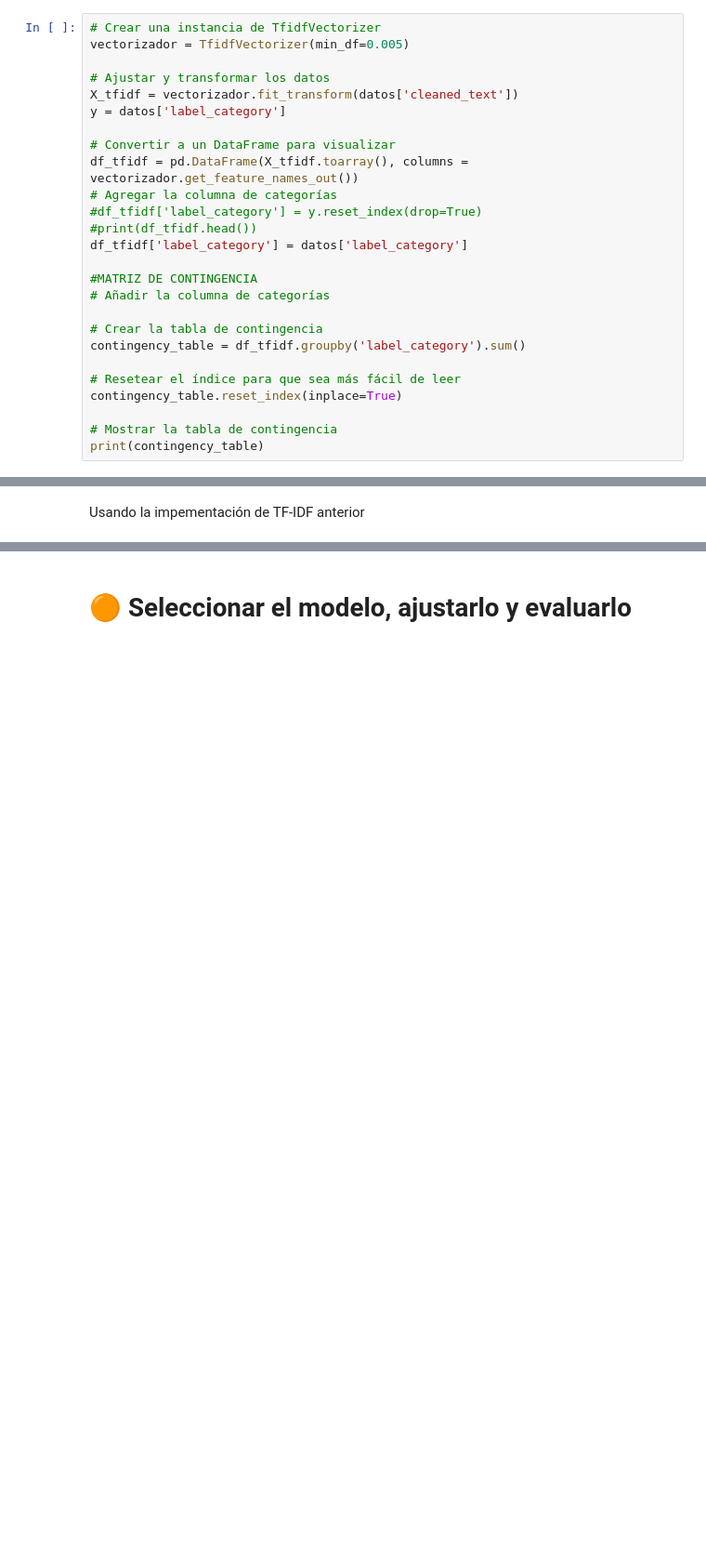
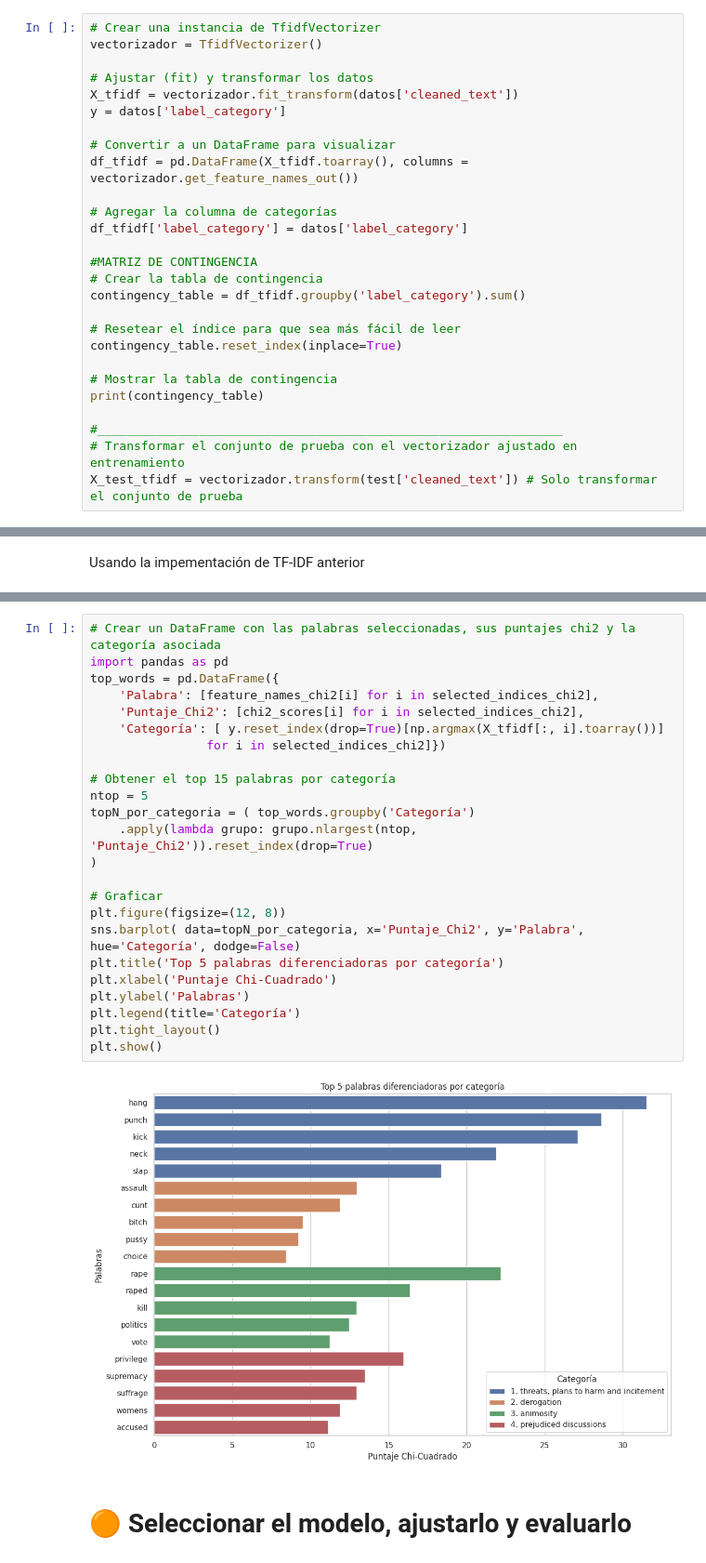
Before and after one commit to nioclandramer/IA_ComSexista, a Jupyter notebook: IA_comentSexistas.ipynb, the cells around one changed output, grey strips where cells are left out. Shown at 93% size. Drawn from its saved outputs; the diff is of its cells as text; blank space fills up the shorter version.

```diff
--- a/IA_comentSexistas.ipynb
+++ b/IA_comentSexistas.ipynb
@@ -585,22 +641,19 @@ print(contingency_table)
 ### TF-IDF:
 # %%
 # Crear una instancia de TfidfVectorizer
-vectorizador = TfidfVectorizer(min_df=0.005)
+vectorizador = TfidfVectorizer()
 
-# Ajustar y transformar los datos
+# Ajustar (fit) y transformar los datos
 X_tfidf = vectorizador.fit_transform(datos['cleaned_text'])
 y = datos['label_category']
 
 # Convertir a un DataFrame para visualizar
 df_tfidf = pd.DataFrame(X_tfidf.toarray(), columns = vectorizador.get_feature_names_out())
+
 # Agregar la columna de categorías
-#df_tfidf['label_category'] = y.reset_index(drop=True)
-#print(df_tfidf.head())
 df_tfidf['label_category'] = datos['label_category']
 
 #MATRIZ DE CONTINGENCIA
-# Añadir la columna de categorías
-
 # Crear la tabla de contingencia
 contingency_table = df_tfidf.groupby('label_category').sum()
 
@@ -609,4 +662,8 @@ contingency_table.reset_index(inplace=True)
 
 # Mostrar la tabla de contingencia
 print(contingency_table)
+
+#________________________________________________________________
+# Transformar el conjunto de prueba con el vectorizador ajustado en entrenamiento
+X_test_tfidf = vectorizador.transform(test['cleaned_text']) # Solo transformar el conjunto de prueba
 # %% [output]
@@ -764,2 +725,28 @@ Categoría: 1. threats, plans to harm and incitement
+# %%
+# Crear un DataFrame con las palabras seleccionadas, sus puntajes chi2 y la categoría asociada
+import pandas as pd
+top_words = pd.DataFrame({
+    'Palabra': [feature_names_chi2[i] for i in selected_indices_chi2],
+    'Puntaje_Chi2': [chi2_scores[i] for i in selected_indices_chi2],
+    'Categoría': [ y.reset_index(drop=True)[np.argmax(X_tfidf[:, i].toarray())]
+                for i in selected_indices_chi2]})
+
+# Obtener el top 15 palabras por categoría
+ntop = 5
+topN_por_categoria = ( top_words.groupby('Categoría')
+    .apply(lambda grupo: grupo.nlargest(ntop, 'Puntaje_Chi2')).reset_index(drop=True)
+)
+
+# Graficar
+plt.figure(figsize=(12, 8))
+sns.barplot( data=topN_por_categoria, x='Puntaje_Chi2', y='Palabra', hue='Categoría', dodge=False)
+plt.title('Top 5 palabras diferenciadoras por categoría')
+plt.xlabel('Puntaje Chi-Cuadrado')
+plt.ylabel('Palabras')
+plt.legend(title='Categoría')
+plt.tight_layout()
+plt.show()
+# %% [output]
+[figure, added]
 # %% [markdown]
 # 🟠 **Seleccionar el modelo, ajustarlo y evaluarlo**
```
Also changed, not shown: parts of 92 cells of this notebook.
